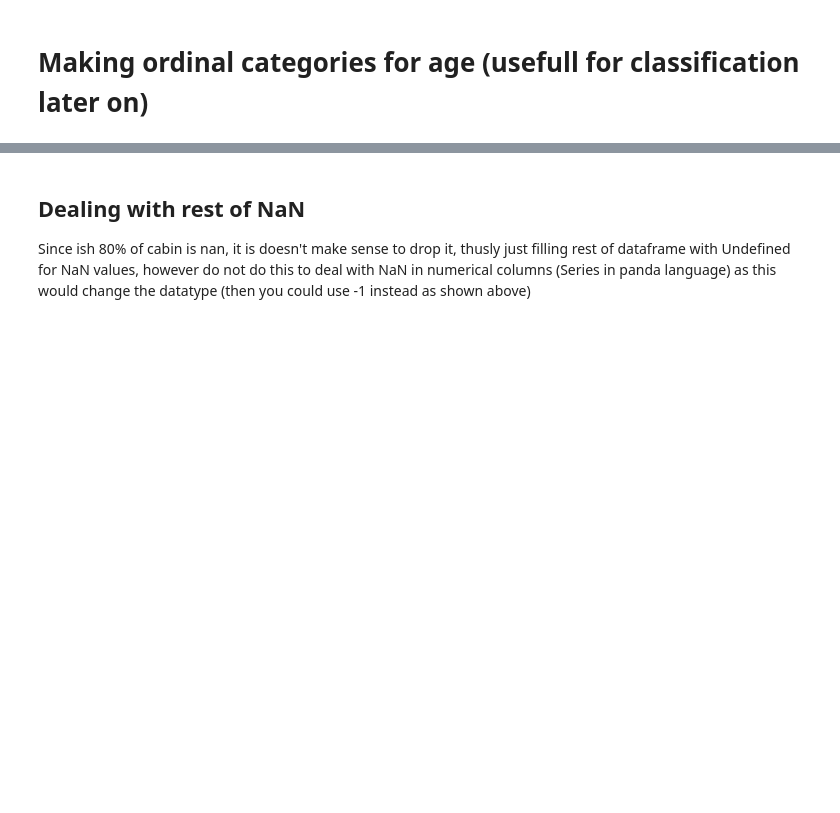
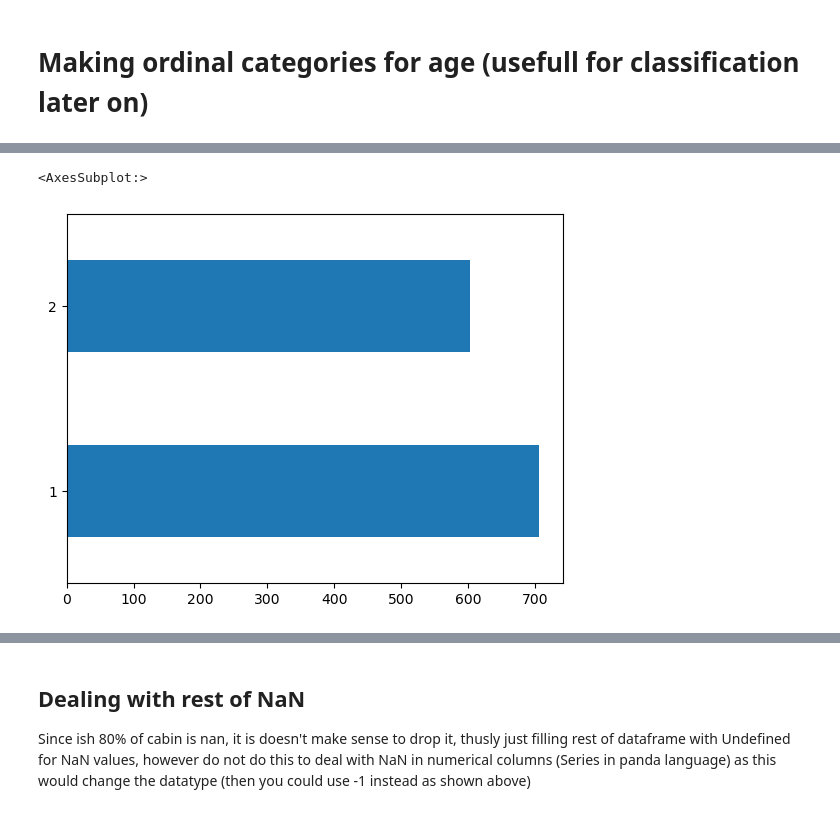
Before and after one commit to eirinko/Lab-2, a Jupyter notebook: lab-2.ipynb, the cells around one changed output, grey strips where cells are left out. Cells and saved outputs as stored; diff of their text form; code cells hidden in the pictures; blank space fills up the shorter version.

```diff
--- a/lab-2.ipynb
+++ b/lab-2.ipynb
@@ -160,16 +196,19 @@ def last_name_extractor(name: str) -> str:
 
     return last_name
 # %%
-df["First Name"] =
+df["First Name"] = df["Name"].apply(lambda x: first_name_extractor(x))
 # %%
-df["Last Name"] =
+df["Last Name"] = df["Name"].apply(lambda x: last_name_extractor(x))
 # %% [markdown]
 # Making ordinal categories for age (usefull for classification later on)
 # %%
 def age_to_ordinal(age: int) -> int:
     if age < 26:
+        return 1
+    elif age>=26:
+        return 2
 # %%
-df["Age Category"] =
+df["Age Category"] = df["Age"].apply(lambda x: age_to_ordinal(x))
 # %%
 # Just looking at age categorie to see effect
 df["Age Category"].value_counts()
@@ -176,5 +219,8 @@ df["Age Category"].value_counts()
 # %%
 # Fancy bonus plot if you want to
-df["Age Category"]
+df["Age Category"].value_counts().plot(kind="barh")
+# %% [output]
+<AxesSubplot:>
+[figure, added]
 # %%
 df
```
Also changed, not shown: parts of 14 cells of this notebook.
